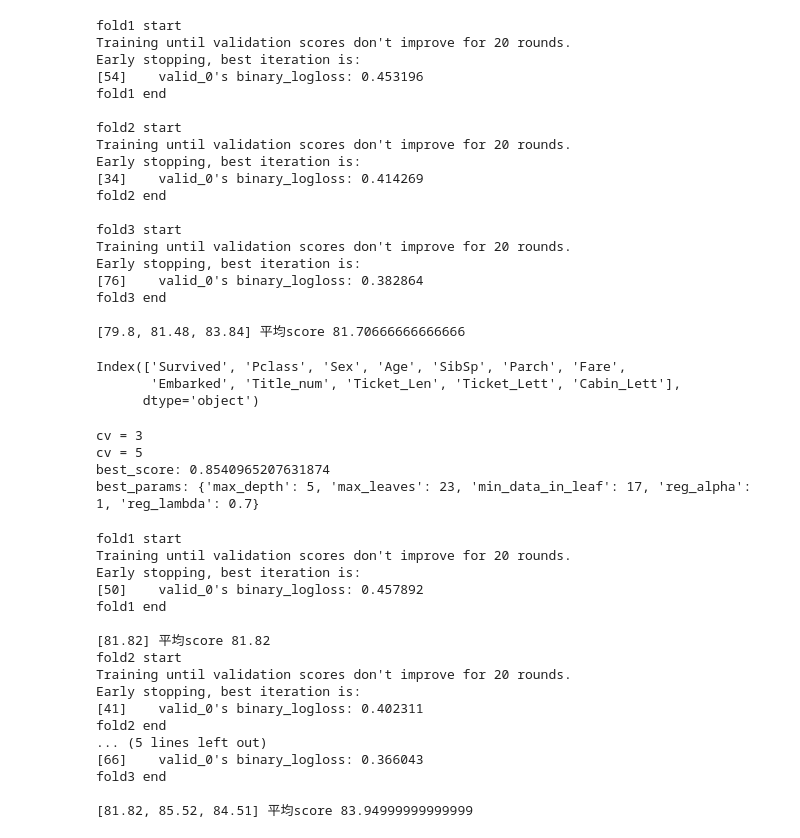
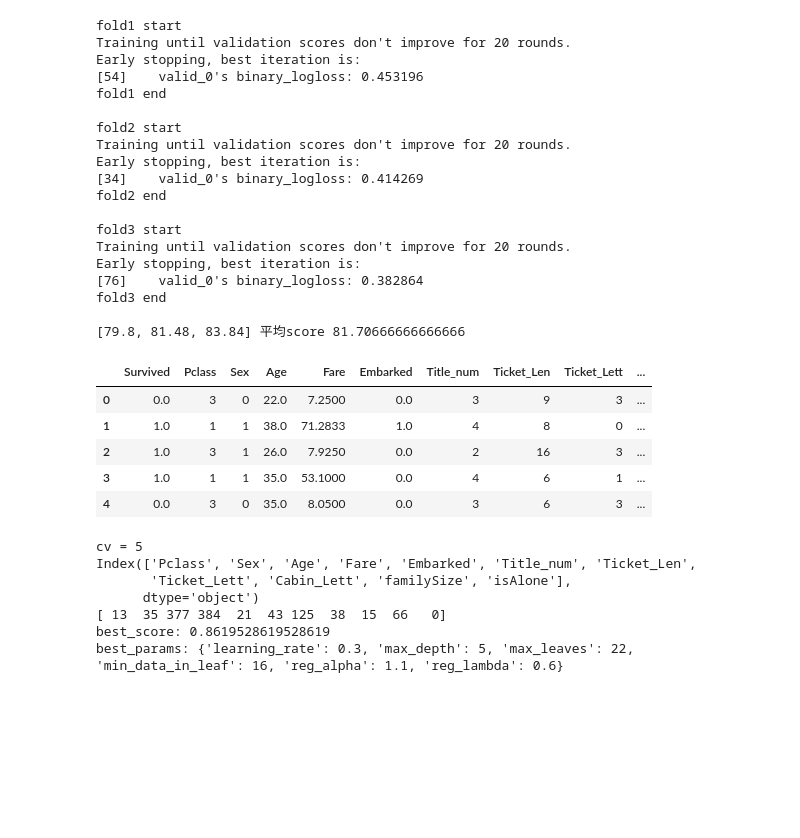
Before and after one commit to yuyasat-sandbox/kaggle, a Jupyter notebook: titanic/titanic.ipynb, the cells around one changed output. Drawn from its saved outputs; the diff is of its cells as text; code cells hidden in the pictures; blank space fills up the shorter version.

```diff
--- a/titanic/titanic.ipynb
+++ b/titanic/titanic.ipynb
@@ -642,24 +673,36 @@ embarked = {'S': 0, 'C': 1, 'Q': 2}
 train_and_test['Embarked'] = train_and_test['Embarked'].map(embarked)
 train_and_test["Embarked"].fillna(train_and_test.Embarked.mean(), inplace=True)
 
-train_and_test["Age"].fillna(train_and_test.Age.mean(), inplace=True)
+train_and_test["Age"].fillna(train_and_test.Age.median(), inplace=True)
+# train_and_test['Age_Cat'] = [age_to_category(age) for age in train_and_test['Age']]
 
-train_and_test["Fare"].fillna(train.Fare.mean(), inplace=True)
+train_and_test["Fare"].fillna(train.Fare.median(), inplace=True)
+# train_and_test['Fare_Cat'] = [fare_to_category(fare) for fare in train_and_test['Fare']]
 
 train_and_test['Ticket_Len'] = train_and_test['Ticket'].apply(lambda x: len(x))
 train_and_test['Ticket_Lett'] = ticket_to_num(train_and_test)
 train_and_test['Cabin_Lett'] = cabin_to_num(train_and_test)
 
-train_and_test.drop(['PassengerId', 'Name', 'Cabin', 'Ticket', 'Title'], axis=1, inplace=True)
+train_and_test["familySize"] = train_and_test["SibSp"] + train_and_test["Parch"] + 1
+train_and_test["isAlone"] = [0 if is_alone == 1 else 1 for is_alone in train_and_test['familySize']]
+
+drop_columns = [
+    'SibSp', 'Parch'
+#    'Pclass', 'Parch', 'Embarked', 'Cabin_Lett'
+]
+train_and_test.drop(['PassengerId', 'Name', 'Cabin', 'Ticket', 'Title'] + drop_columns, axis=1, inplace=True)
 
 train = train_and_test.iloc[:train_length]
 test = train_and_test.iloc[train_length:].drop(['Survived'], axis=1)
-# %%
-train.columns
-# %% [output]
-Index(['Survived', 'Pclass', 'Sex', 'Age', 'SibSp', 'Parch', 'Fare',
-       'Embarked', 'Title_num', 'Ticket_Len', 'Ticket_Lett', 'Cabin_Lett'],
-      dtype='object')
+# %%
+train_and_test.head()
+# %% [output]
+|  | Survived | Pclass | Sex | Age | Fare | Embarked | Title_num | Ticket_Len | Ticket_Lett | ... |
+| 0 | 0.0 | 3 | 0 | 22.0 | 7.2500 | 0.0 | 3 | 9 | 3 | ... |
+| 1 | 1.0 | 1 | 1 | 38.0 | 71.2833 | 1.0 | 4 | 8 | 0 | ... |
+| 2 | 1.0 | 3 | 1 | 26.0 | 7.9250 | 0.0 | 2 | 16 | 3 | ... |
+| 3 | 1.0 | 1 | 1 | 35.0 | 53.1000 | 0.0 | 4 | 6 | 1 | ... |
+| 4 | 0.0 | 3 | 0 | 35.0 | 8.0500 | 0.0 | 3 | 6 | 3 | ... |
 # %%
 from datetime import datetime
 # %%
@@ -714,46 +764,30 @@ def lgbm_predict(train, test, params, cv = 3):
 # %%
-print("cv = 3")
+# print("cv = 3")
 params = {
     'max_depth': [4, 5, 6],
     'max_leaves': [23, 24, 25],
     'min_data_in_leaf': [15, 16, 17],
     'reg_alpha': [1, 1.2, 1.4],
     'reg_lambda': [ 0.8, 0.9, 1],
+    'learning_rate': [ 0.08, 0.1, 0.2],
 }
-# gird_search(train, test, params, cv = 3)
+# gird_search(train, params, cv = 3)
 
 print("cv = 5")
 params = {
     'max_depth': [4, 5, 6],
-    'max_leaves': [23, 24, 25],
-    'min_data_in_leaf': [16, 17, 18],
-    'reg_alpha': [0.9, 1, 1.1],
-    'reg_lambda': [0.6, 0.7, 0.8],
+    'max_leaves': [22, 23, 24],
+    'min_data_in_leaf': [15, 16, 17],
+    'reg_alpha': [1, 1.1, 1.2],
+    'reg_lambda': [0.5, 0.6, 0.7],
+    'learning_rate': [0.2, 0.3, 0.4],
 }
-best_params = gird_search(train, test, params, cv = 5)
+best_params = gird_search(train, params, cv = 5)
 # %% [output]
-cv = 3
 cv = 5
-best_score: 0.8540965207631874
-best_params: {'max_depth': 5, 'max_leaves': 23, 'min_data_in_leaf': 17, 'reg_alpha': 1, 'reg_lambda': 0.7}
+Index(['Pclass', 'Sex', 'Age', 'Fare', 'Embarked', 'Title_num', 'Ticket_Len',
+       'Ticket_Lett', 'Cabin_Lett', 'familySize', 'isAlone'],
+      dtype='object')
+[ 13  35 377 384  21  43 125  38  15  66   0]
+best_score: 0.8619528619528619
+best_params: {'learning_rate': 0.3, 'max_depth': 5, 'max_leaves': 22, 'min_data_in_leaf': 16, 'reg_alpha': 1.1, 'reg_lambda': 0.6}
-# %%
-best_params = {'max_depth': 5, 'max_leaves': 23, 'min_data_in_leaf': 17, 'reg_alpha': 1, 'reg_lambda': 0.7}
-lgbm_predict(train, test, best_params, cv = 5)
-# %% [output]
-fold1 start
-Training until validation scores don't improve for 20 rounds.
-Early stopping, best iteration is:
-[50]    valid_0's binary_logloss: 0.457892
-fold1 end
-
-[81.82] 平均score 81.82
-fold2 start
-Training until validation scores don't improve for 20 rounds.
-Early stopping, best iteration is:
-[41]    valid_0's binary_logloss: 0.402311
-fold2 end
-... (5 lines left out)
-[66]    valid_0's binary_logloss: 0.366043
-fold3 end
-
-[81.82, 85.52, 84.51] 平均score 83.94999999999999
```
Also changed, not shown: parts of 7 cells of this notebook, 1 other file.
